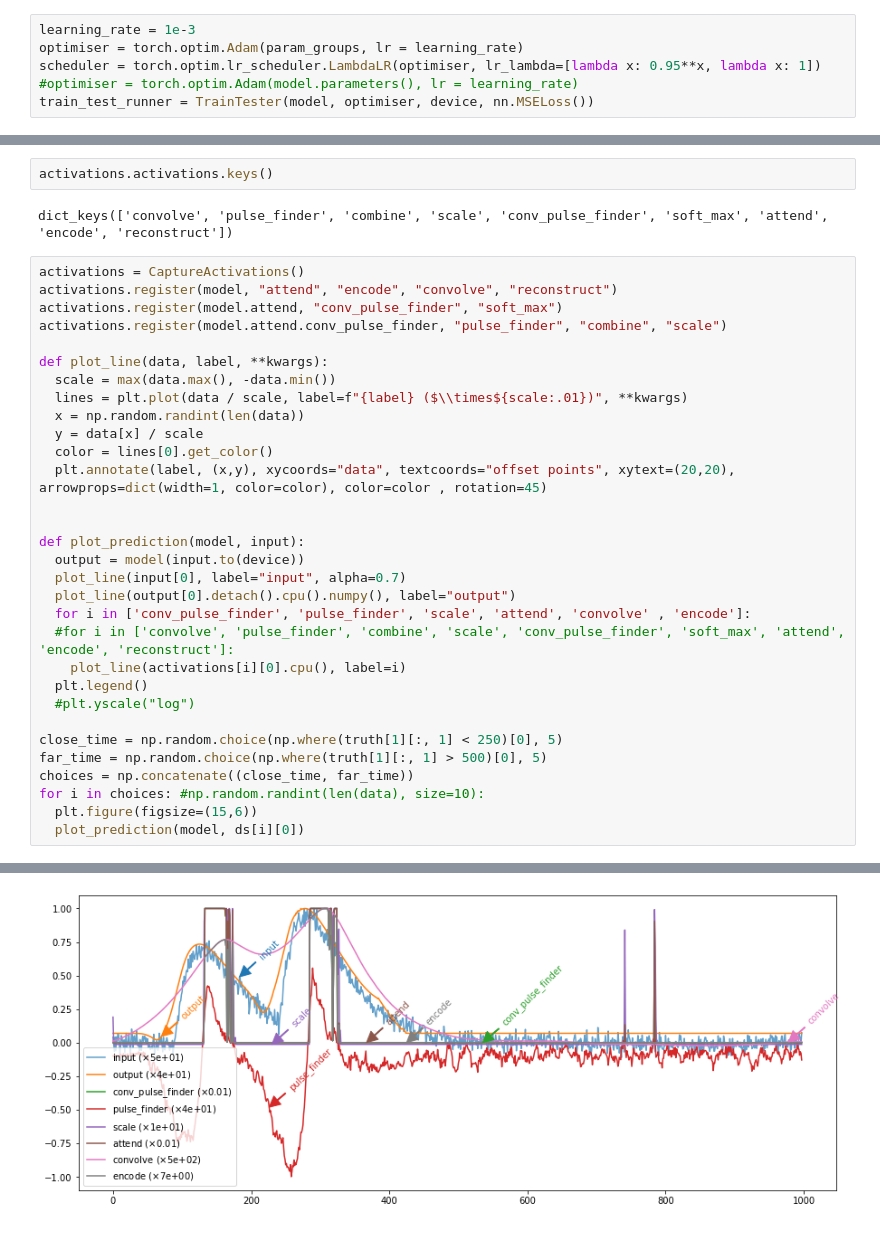
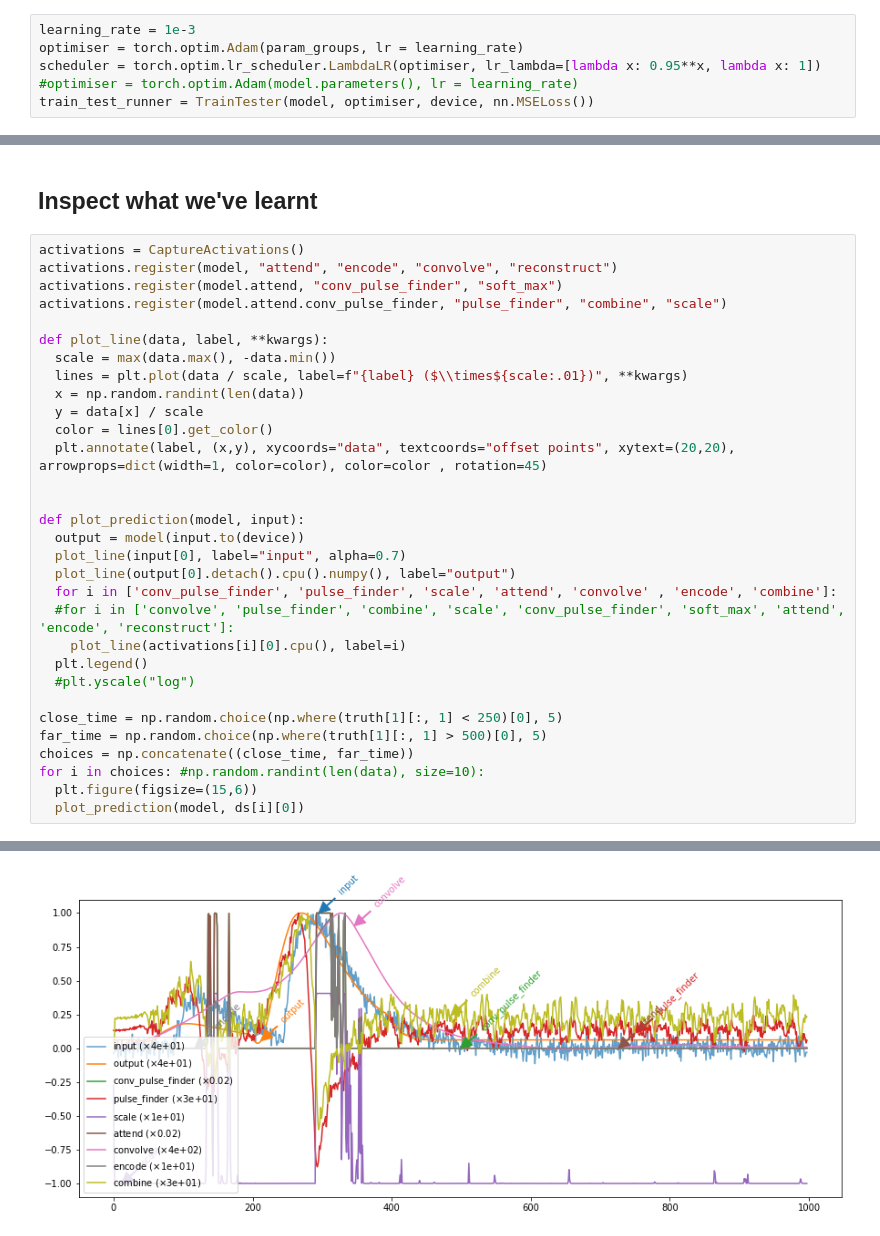
Before and after one commit to benkrikler/wavefilter, a Jupyter notebook: notebooks/develop_simple_pulse_finder_torch.ipynb, the cells around one changed output, grey strips where cells are left out. Saved outputs shown, nothing was run; the diff lists cells and outputs as text.

```diff
--- a/notebooks/develop_simple_pulse_finder_torch.ipynb
+++ b/notebooks/develop_simple_pulse_finder_torch.ipynb
@@ -365,7 +371,5 @@ pulse_finder at max weight (1) - breaking...
-# %%
-activations.activations.keys()
-# %% [output]
-dict_keys(['convolve', 'pulse_finder', 'combine', 'scale', 'conv_pulse_finder', 'soft_max', 'attend', 'encode', 'reconstruct'])
+# %% [markdown]
+## Inspect what we've learnt
 # %%
 activations = CaptureActivations()
 activations.register(model, "attend", "encode", "convolve", "reconstruct")
@@ -385,7 +389,7 @@ def plot_prediction(model, input):
   output = model(input.to(device))
   plot_line(input[0], label="input", alpha=0.7)
   plot_line(output[0].detach().cpu().numpy(), label="output")
-  for i in ['conv_pulse_finder', 'pulse_finder', 'scale', 'attend', 'convolve' , 'encode']:
+  for i in ['conv_pulse_finder', 'pulse_finder', 'scale', 'attend', 'convolve' , 'encode', 'combine']:
   #for i in ['convolve', 'pulse_finder', 'combine', 'scale', 'conv_pulse_finder', 'soft_max', 'attend', 'encode', 'reconstruct']:
     plot_line(activations[i][0].cpu(), label=i)
   plt.legend()
@@ -403 +407 @@ for i in choices: #np.random.randint(len(data), size=10):
-[figure, old version]
+[figure, new version]
```
Also changed, not shown: parts of 7 cells of this notebook.
